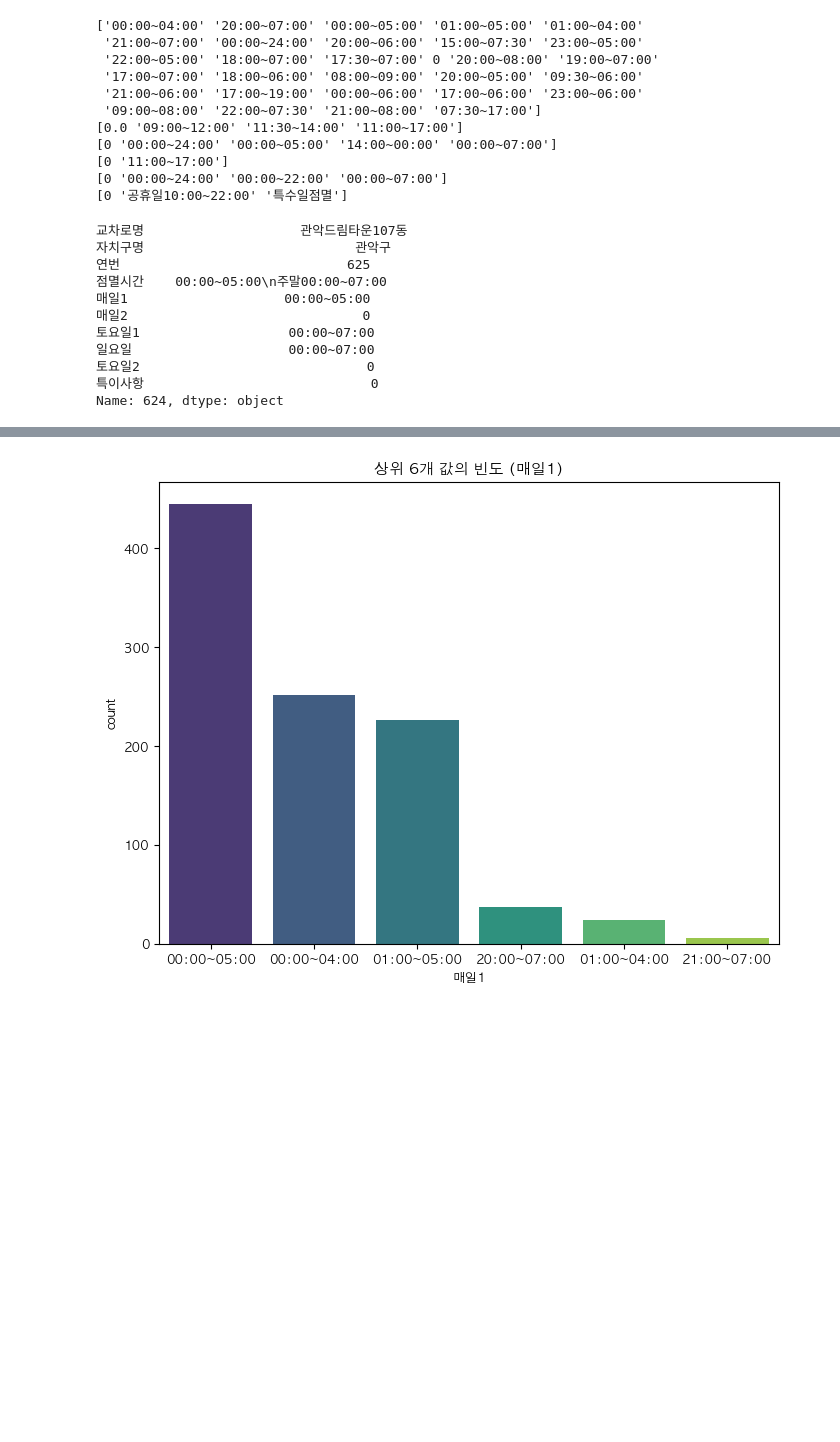
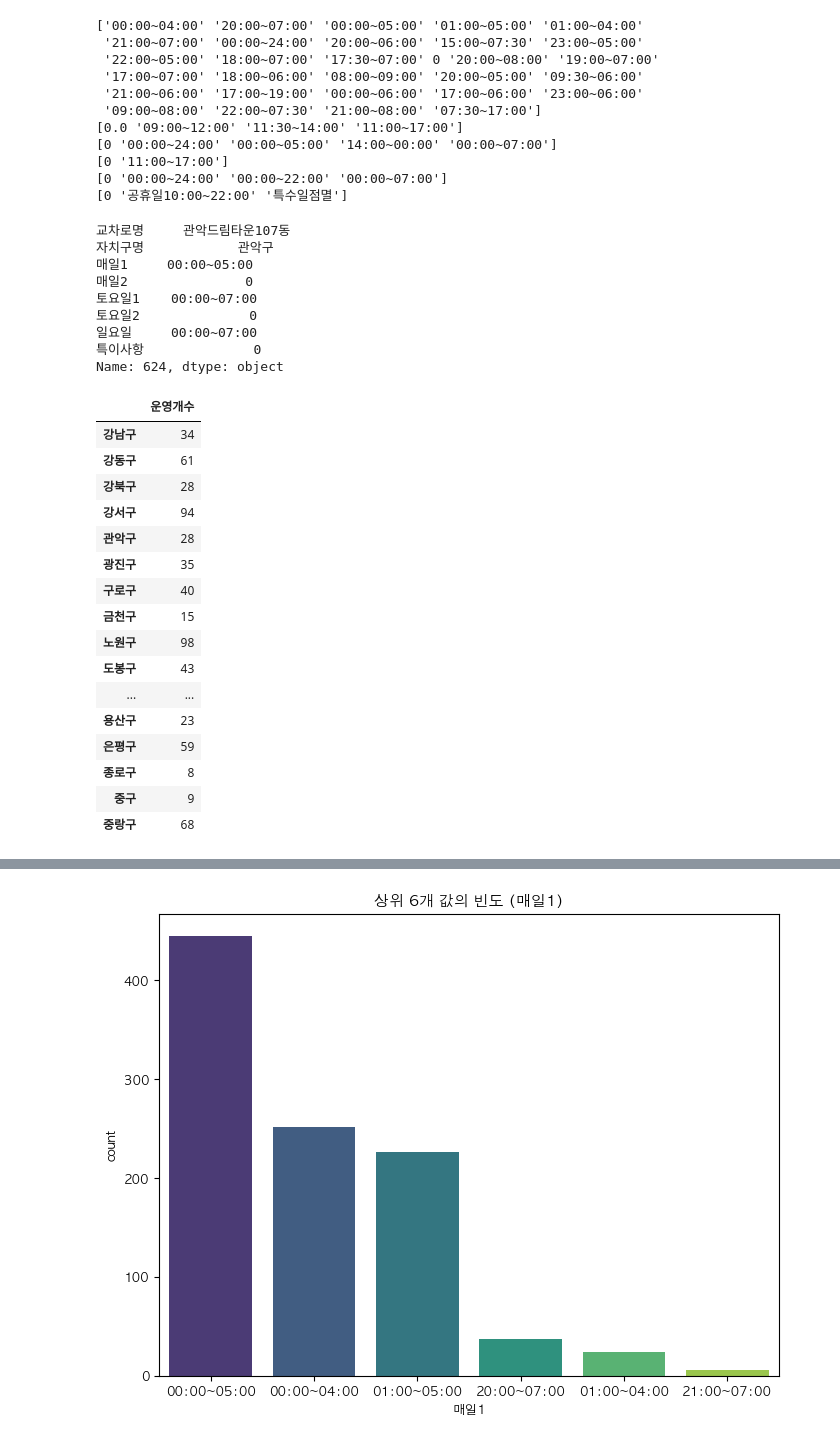
Before and after one commit to ds-kyuree/Pds_Capstone1_Practice_13, a Jupyter notebook: preprocessing/kr_processing.ipynb, the cells around one changed output, grey strips where cells are left out. Saved outputs shown, nothing was run; the diff lists cells and outputs as text; code cells hidden in the pictures; blank space fills up the shorter version.

```diff
--- a/preprocessing/kr_processing.ipynb
+++ b/preprocessing/kr_processing.ipynb
@@ -727,17 +746,40 @@ print(time_sign_t['특이사항'].unique())
 [0 '00:00~24:00' '00:00~22:00' '00:00~07:00']
 [0 '공휴일10:00~22:00' '특수일점멸']
 # %%
-res_time_sign = pd.concat([time_sign[['교차로명','자치구명']],time_sign_t],axis=1)
+#예시로 한 행 값 확인
+res_time_sign = pd.concat([time_sign[['교차로명','자치구명']],time_sign_t[['매일1','매일2','토요일1','토요일2','일요일','특이사항']]],axis=1)
 res_time_sign.iloc[624]
 # %% [output]
-교차로명                    관악드림타운107동
-자치구명                           관악구
-연번                             625
-점멸시간    00:00~05:00\n주말00:00~07:00
-매일1                    00:00~05:00
-매일2                              0
-토요일1                   00:00~07:00
-일요일                    00:00~07:00
-토요일2                             0
-특이사항                             0
+교차로명     관악드림타운107동
+자치구명            관악구
+매일1     00:00~05:00
+매일2               0
+토요일1    00:00~07:00
+토요일2              0
+일요일     00:00~07:00
+특이사항              0
 Name: 624, dtype: object
+# %%
+#시간제 점멸 자치구별 개수 확인
+time_sign['자치구명'].value_counts()
+time_sign_cnt = pd.DataFrame(time_sign['자치구명'].value_counts().sort_index())
+time_sign_cnt.columns=['운영개수']
+time_sign_cnt
+# %% [output]
+|  | 운영개수 |
+| 강남구 | 34 |
+| 강동구 | 61 |
+| 강북구 | 28 |
+| 강서구 | 94 |
+| 관악구 | 28 |
+| 광진구 | 35 |
+| 구로구 | 40 |
+| 금천구 | 15 |
+| 노원구 | 98 |
+| 도봉구 | 43 |
+| ... | ... |
+| 용산구 | 23 |
+| 은평구 | 59 |
+| 종로구 | 8 |
+| 중구 | 9 |
+| 중랑구 | 68 |
```
Also changed, not shown: parts of 6 cells of this notebook.
